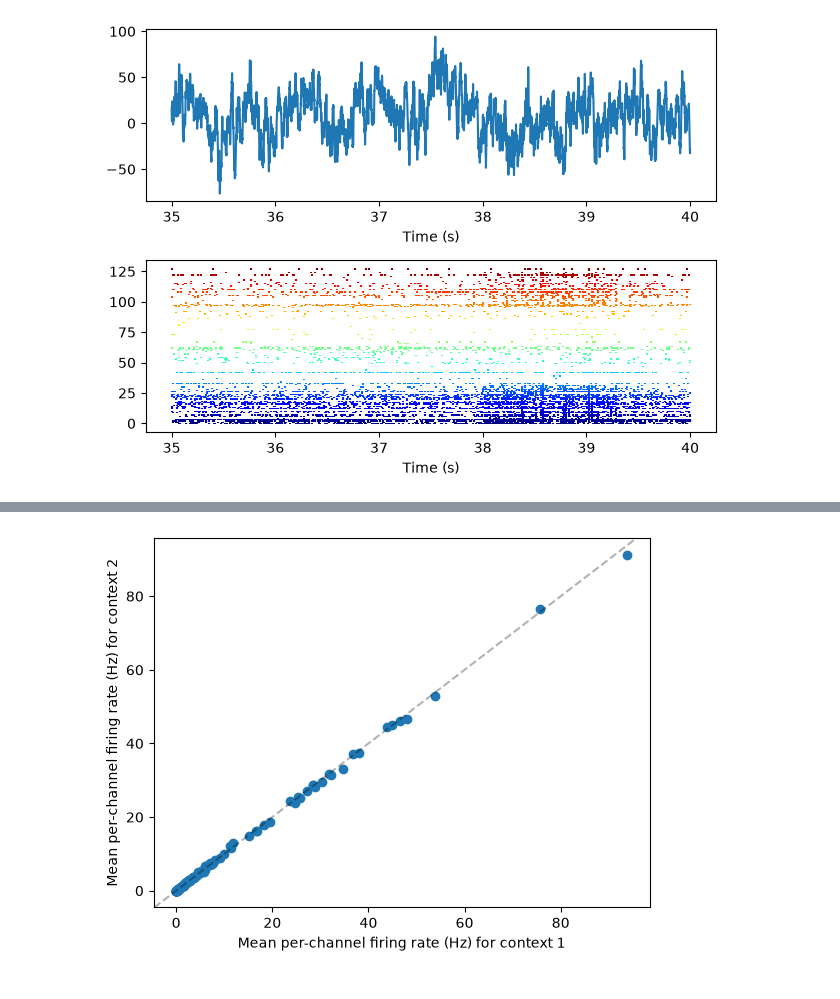
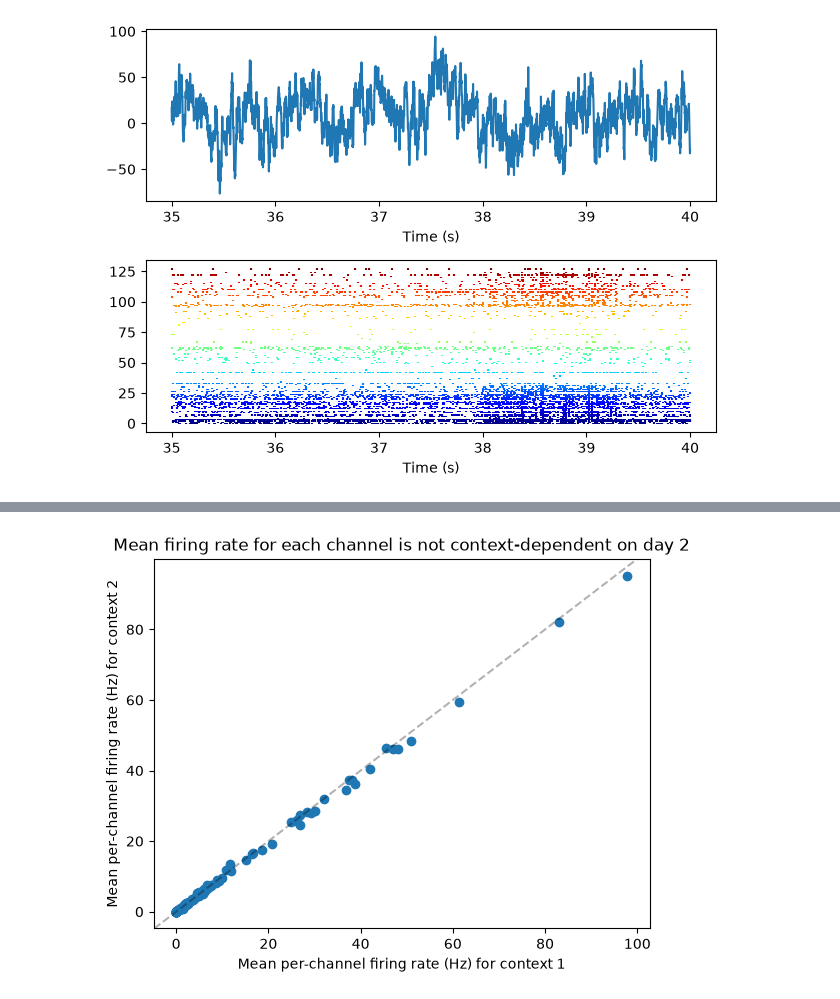
Before and after one commit to rishab-iyer1/passive_seq, a Jupyter notebook: src/decoding_ri/replicate_decoding.ipynb, the cells around one changed output, grey strips where cells are left out. Cells and saved outputs as stored; diff of their text form; code cells hidden in the pictures.

Commit message:
results: mean, population, and per-channel firing rate plots as a function of context on day2 data

```diff
--- a/src/decoding_ri/replicate_decoding.ipynb
+++ b/src/decoding_ri/replicate_decoding.ipynb
@@ -87,6 +88,6 @@ plt.show()
 shape: (1, 2), time unit: sec.
 [figure]
 # %%
-ev = load_task_events(f"{data_day2_path}/SeqPre_110423_a001.nev")
-print(ev.summary())
+ev = load_task_events(f"{data_day2_path}/SeqPre_110423_a001.nev", photodiode=data_day2["1:nsx4"][:,3])
+print(ev)
 # %% [output]
@@ -99,4 +111,4 @@ images     n= 3000  total=   750.0 s
 # %%
-from utils import check_timing
-check_timing(ev)
+imgs = ev['images']
+display(imgs[:5])
 # %% [output]
@@ -125,2 +147,2 @@ AttributeError: Time series object does not have the attribute images
 # %%
-ev.images
+context_tuning = nap.compute_response_per_epoch(spikes, split_by(imgs, "context"))
@@ -146,8 +149,10 @@ dtype: int64, shape: (3000,)
 # %%
 plt.scatter(context_tuning[:,0],context_tuning[:,1])
 plt.axline((0, 0), slope=1, color='black', linestyle='--', alpha=.3)
 plt.xlabel('Mean per-channel firing rate (Hz) for context 1')
 plt.ylabel('Mean per-channel firing rate (Hz) for context 2')
+plt.title('Mean firing rate for each channel is not context-dependent on day 2')
+plt.savefig(f'{figure_path}/mean_contextdpdt_FR_day2.png')
 plt.show()
 # %% [output]
-[figure, old version]
+[figure, new version]
```
Also changed, not shown: parts of 9 cells of this notebook, 3 other files.
